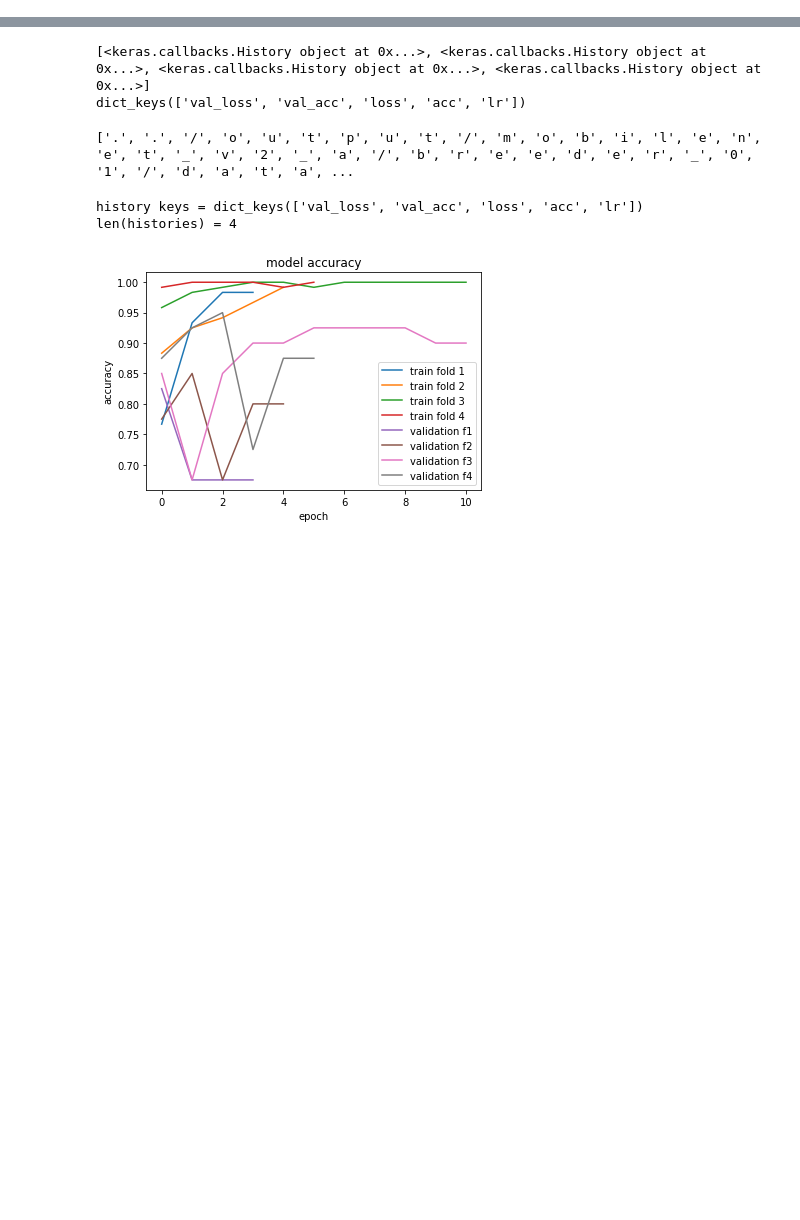
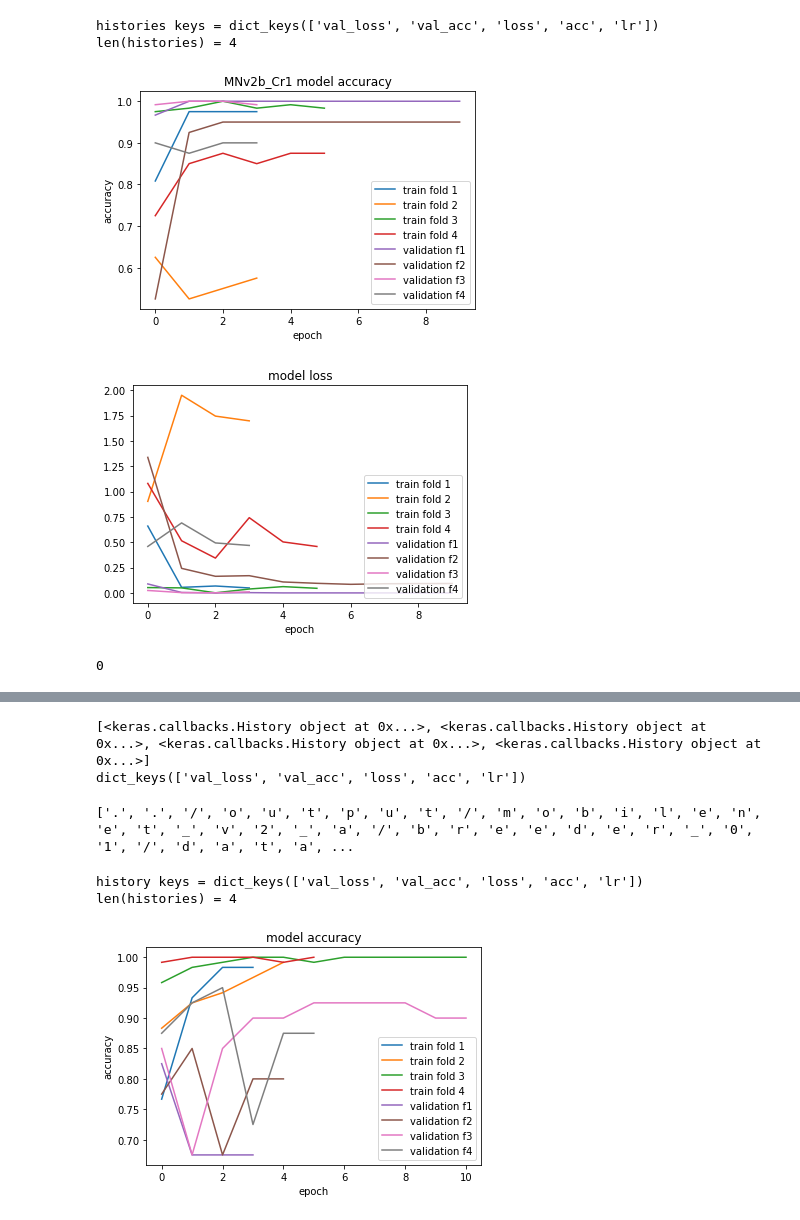
Before and after one commit to oneforawe/ai-vision-for-endoscopy, a Jupyter notebook: explain/demonstrations/AnalyzingResults.ipynb, the cells around one changed output, grey strips where cells are left out. Saved outputs shown, nothing was run; the diff lists cells and outputs as text; code cells hidden in the pictures; blank space fills up the shorter version.

```diff
--- a/explain/demonstrations/AnalyzingResults.ipynb
+++ b/explain/demonstrations/AnalyzingResults.ipynb
@@ -28,0 +112,8 @@ from sklearn.utils import shuffle
+# %%
+make_a_plot(3)
+# %% [output]
+histories keys = dict_keys(['val_loss', 'val_acc', 'loss', 'acc', 'lr'])
+len(histories) = 4
+[figure, added]
+[figure, added]
+0
```
Also changed, not shown: parts of 10 cells of this notebook.
